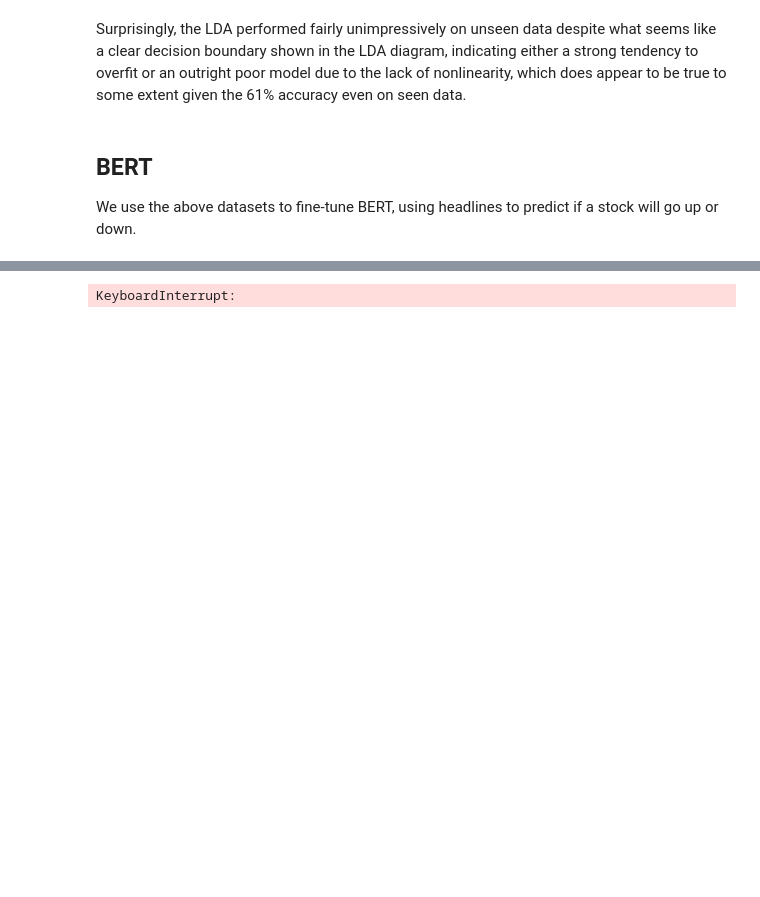
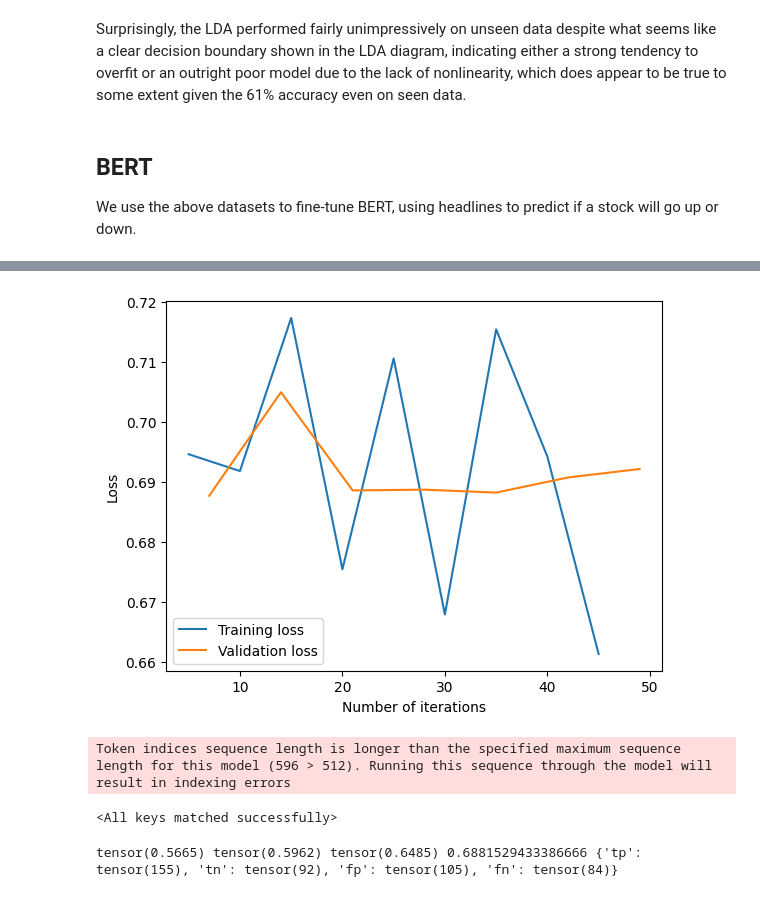
Before and after one commit to the-rks/ATLAS, a Jupyter notebook: atlas.ipynb, the cells around one changed output, grey strips where cells are left out. Drawn from its saved outputs; the diff is of its cells as text; code cells hidden in the pictures; blank space fills up the shorter version.

```diff
--- a/atlas.ipynb
+++ b/atlas.ipynb
@@ -551,8 +557,8 @@ test_loader = torch.utils.data.DataLoader(test, batch_size=64, collate_fn=basic_
 
 model = BertClassifier(bert_model)
 model = model.to(device)
-optim = get_optimizer(model, lr=1e-3, weight_decay=0)
-best_model, stats = train_model(model, val_loader, val_loader, optim, device=device)
+optim = get_optimizer(model, lr=5e-4, weight_decay=1e-4)
+best_model, stats = train_model(model, train_loader, val_loader, optim, 10, device=device)
 plot_loss(stats)
 # %% [output]
 ------------------------ Start Training ------------------------
@@ -575 +581 @@ Validation loss: 0.6936
-KeyboardInterrupt:
+[figure, added]
@@ -578,0 +585,21 @@ print('test performance:', get_performance(best_model, get_loss_fn(), test_loade
+# %%
+from bert import BertDataset, basic_collate_fn, BertClassifier, get_optimizer, train_model, plot_loss, get_performance, get_loss_fn
+
+dataset = BertDataset(weekly_stockdata, tokenizer)
+(train, val, test) = torch.utils.data.random_split(dataset, [0.8, 0.1, 0.1], generator=torch.Generator())
+
+train_loader = torch.utils.data.DataLoader(train, batch_size=64, collate_fn=basic_collate_fn, shuffle=True)
+val_loader = torch.utils.data.DataLoader(val, batch_size=64, collate_fn=basic_collate_fn, shuffle=True)
+test_loader = torch.utils.data.DataLoader(test, batch_size=64, collate_fn=basic_collate_fn, shuffle=False)
+
+model = BertClassifier(bert_model)
+model = model.to(device)
+model.load_state_dict(torch.load("./models/bert_model.pth", weights_only=True))
+# %% [output]
+Token indices sequence length is longer than the specified maximum sequence length for this model (596 > 512). Running this sequence through the model will result in indexing errors
+<All keys matched successfully>
+# %%
+print('test performance:', get_performance(best_model, get_loss_fn(), test_loader, device))  # adjusted threshold to  > 0.1555 instead of 0
+# accuracy, precision, recall, loss, confusion matrix
+# %% [output]
+tensor(0.5665) tensor(0.5962) tensor(0.6485) 0.6881529433386666 {'tp': tensor(155), 'tn': tensor(92), 'fp': tensor(105), 'fn': tensor(84)}
```
Also changed, not shown: parts of 6 cells of this notebook, 2 other files.
